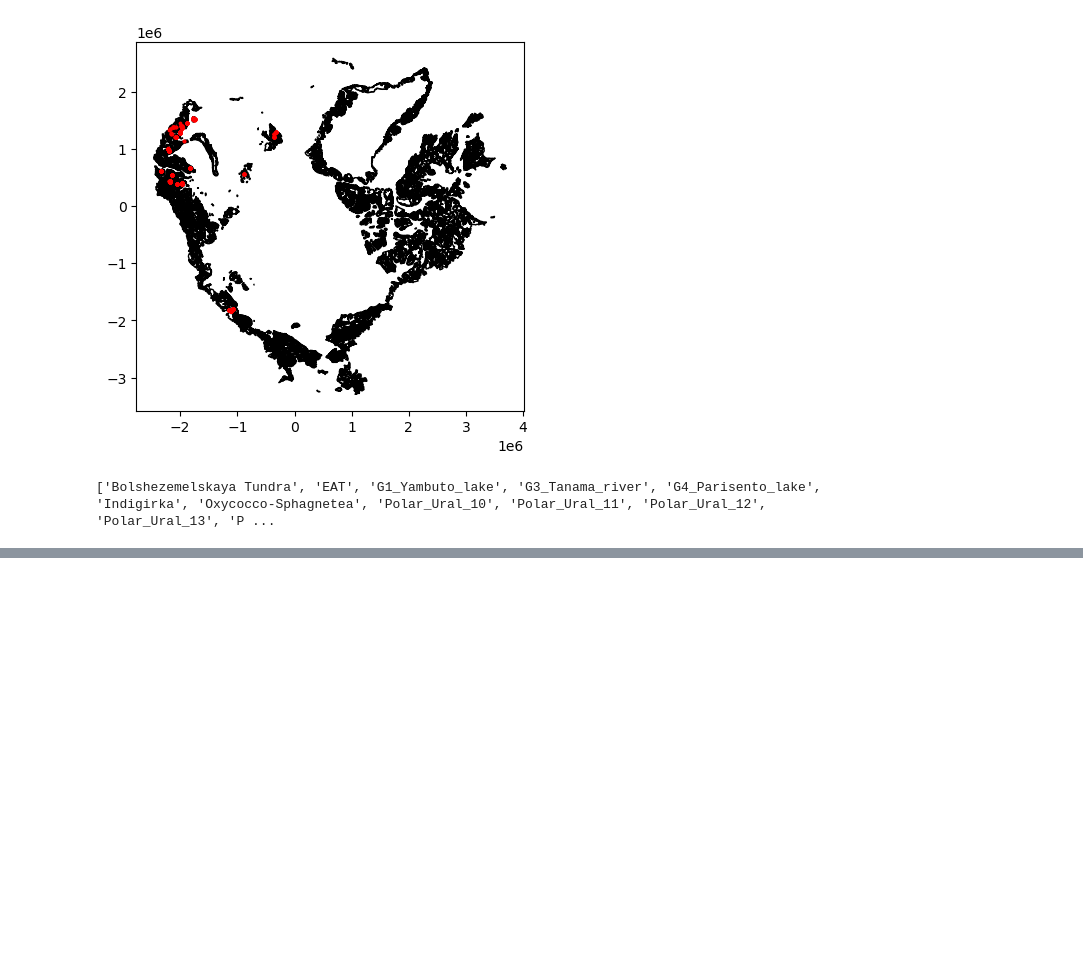
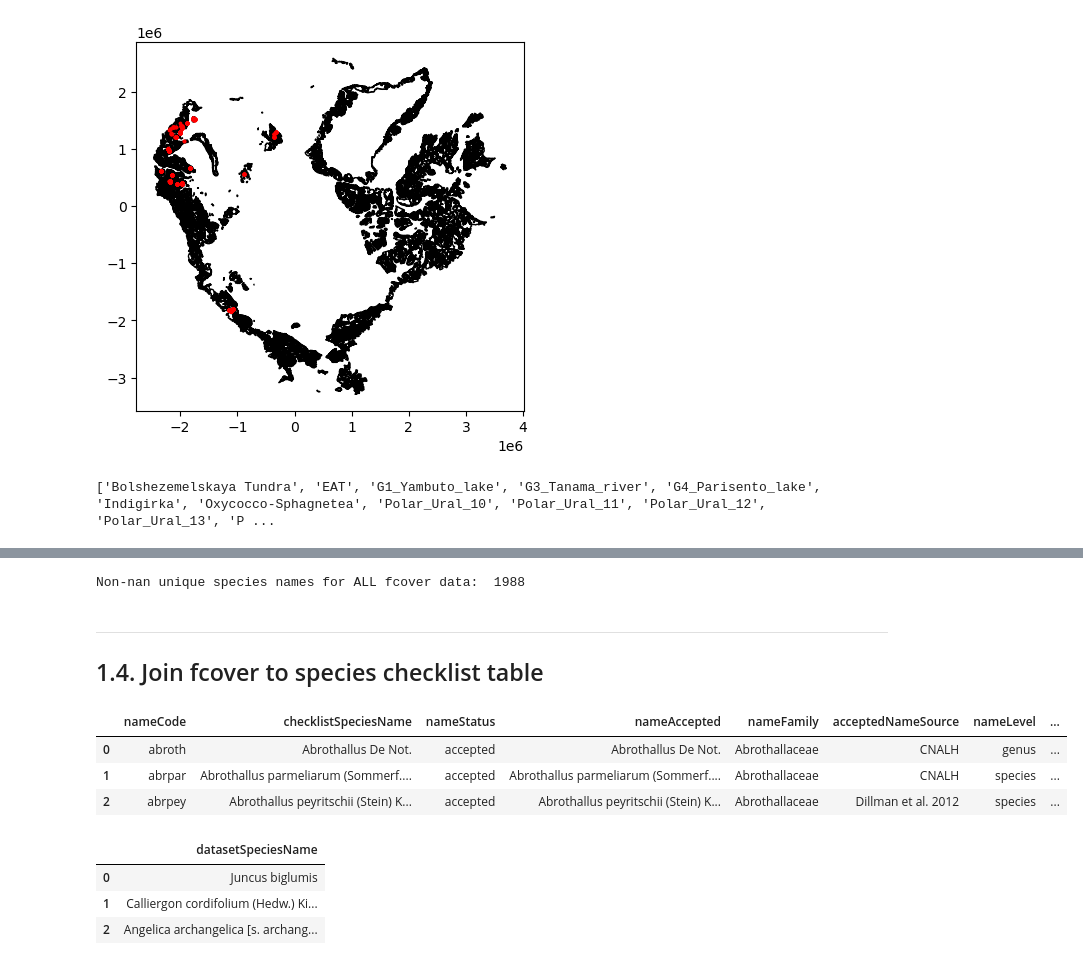
Before and after one commit to climatemodeling/pavc, a Jupyter notebook: rava/standardize_rava.ipynb, the cells around one changed output, grey strips where cells are left out. Drawn from its saved outputs; the diff is of its cells as text; code cells hidden in the pictures; blank space fills up the shorter version.

```diff
--- a/rava/standardize_rava.ipynb
+++ b/rava/standardize_rava.ipynb
@@ -333,0 +331,38 @@ nonfoliar_fcover.drop(columns=etc, inplace=True)
+# %%
+# get unique species names from ALL tables (not just post-2010)
+species_names = []
+for df in fcover_dfs:
+    names = df.iloc[:, 1] # second col with author (I found that no-author names didn't align with authored names)
+    for name in names:
+        if pd.notnull(name):
+            name = name.strip('[]')
+            name = name.strip()
+            species_names.append(name)
+u_species_names = list(set(species_names))
+
+# remove null species names
+u_species_names = [x for x in u_species_names if pd.notnull(x)]
+print('Non-nan unique species names for ALL fcover data: ', len(u_species_names))
+species_names_df = pd.DataFrame(u_species_names, columns=['datasetSpeciesName'])
+# %% [output]
+Non-nan unique species names for ALL fcover data:  1988
+# %% [markdown]
+---
+## 1.4. Join fcover to species checklist table
+# %%
+# load species checklist and prep for joining
+checklist_path = '../etc/akveg_species_checklist.csv'
+checklist_df = spf.checklist_df(checklist_path)
+checklist_df.head(3)
+# %% [output]
+|  | nameCode | checklistSpeciesName | nameStatus | nameAccepted | nameFamily | acceptedNameSource | nameLevel | ... |
+| 0 | abroth | Abrothallus De Not. | accepted | Abrothallus De Not. | Abrothallaceae | CNALH | genus | ... |
+| 1 | abrpar | Abrothallus parmeliarum (Sommerf.... | accepted | Abrothallus parmeliarum (Sommerf.... | Abrothallaceae | CNALH | species | ... |
+| 2 | abrpey | Abrothallus peyritschii (Stein) K... | accepted | Abrothallus peyritschii (Stein) K... | Abrothallaceae | Dillman et al. 2012 | species | ... |
+# %%
+species_names_df.head(3)
+# %% [output]
+|  | datasetSpeciesName |
+| 0 | Juncus biglumis |
+| 1 | Calliergon cordifolium (Hedw.) Ki... |
+| 2 | Angelica archangelica [s. archang... |
```
Also changed, not shown: parts of 35 cells of this notebook, 1 other file.
